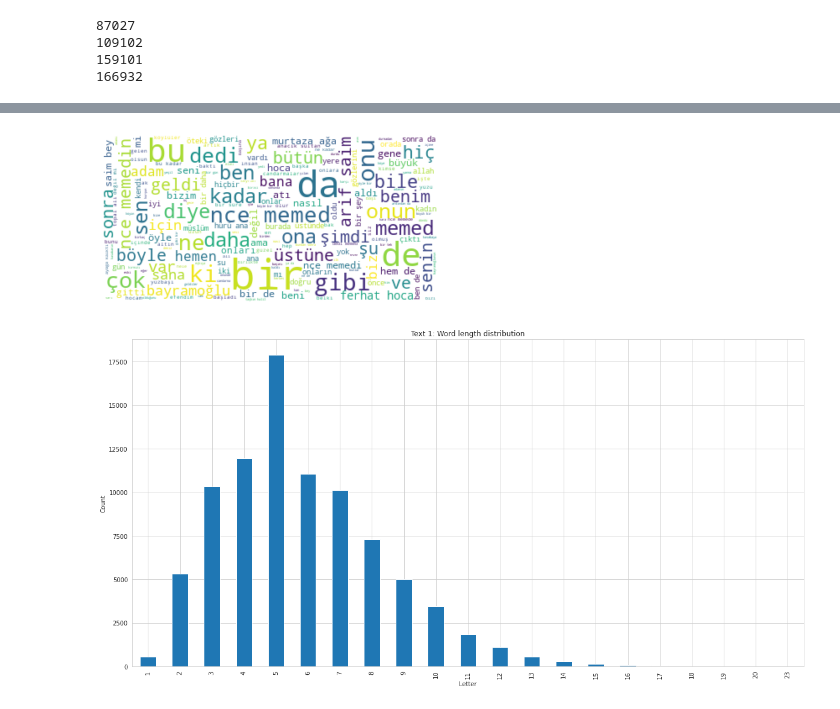
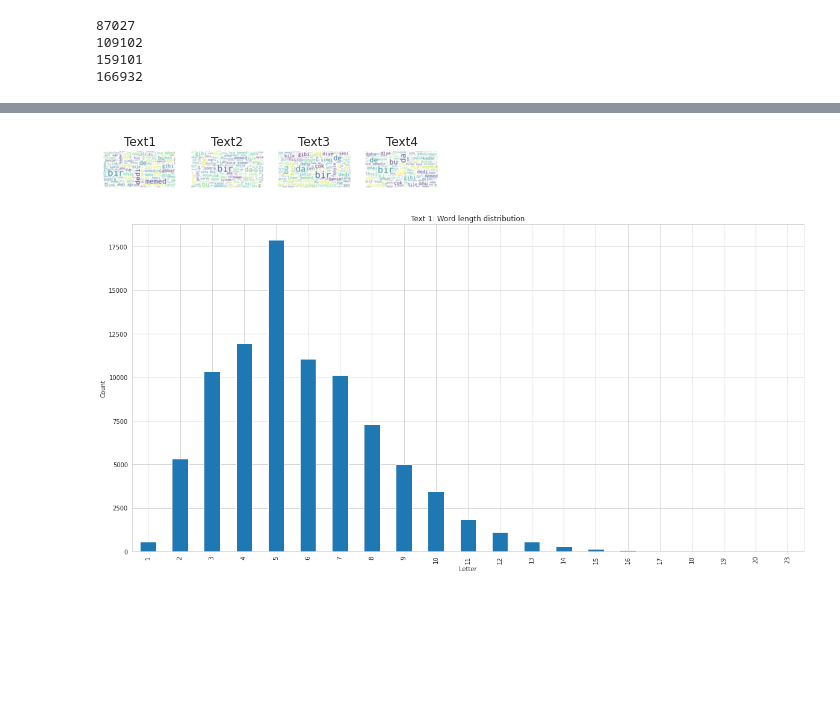
Before and after one commit to Omelette-du-croissant/da-ta, a Jupyter notebook: entropy/entropy-of-written-turkish.ipynb, the cells around one changed output, grey strips where cells are left out. Cells and saved outputs as stored; diff of their text form; code cells hidden in the pictures; blank space fills up the shorter version.

```diff
--- a/entropy/entropy-of-written-turkish.ipynb
+++ b/entropy/entropy-of-written-turkish.ipynb
@@ -119,6 +119,19 @@ print(len(clean4))
 109102
 159101
 166932
+# %%
+# WordCloud function
+
+def wordcloud_generator(text_list, n_components):
+    plt.figure()
+    j = np.ceil(n_components/4)
+    for t in range(n_components):
+        i=t+1
+        plt.subplot(j, 4, i).set_title("Text" + str(t+1))
+        plt.plot()
+        plt.imshow(WordCloud(max_font_size=50, background_color="white").generate(text_list[t]), interpolation="bilinear")
+        plt.axis("off")
+    plt.show()
 # %%
 # WordCloud
 
@@ -159,13 +142,10 @@ plt.show()
-# %%
-# Text 4
-
-wordcloud = WordCloud(max_font_size=50, background_color="white").generate(clean_txt4)
-
-plt.imshow(wordcloud, interpolation='bilinear')
-plt.axis("off")
-plt.show()
-# %% [output]
-[figure, removed]
+# %%
+text_list = [clean_txt1, clean_txt2, clean_txt3, clean_txt4]
+
+cloud = wordcloud_generator(text_list, len(text_list))
+cloud
+# %% [output]
+[figure, added]
 # %%
 # Counter functions
 
```
Also changed, not shown: parts of 3 cells of this notebook.
